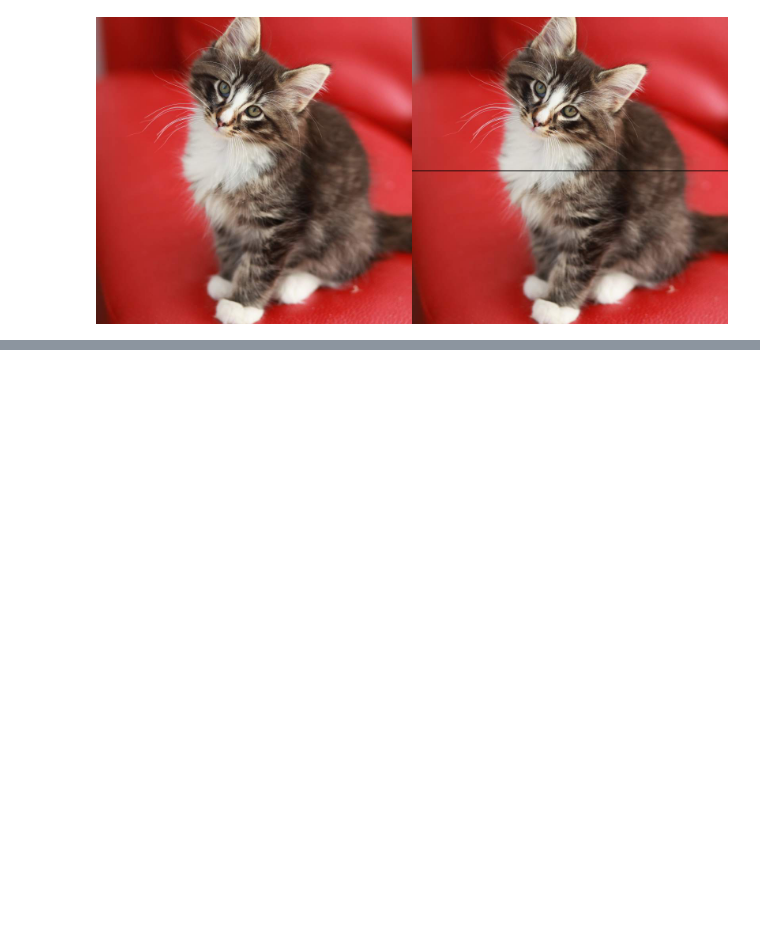
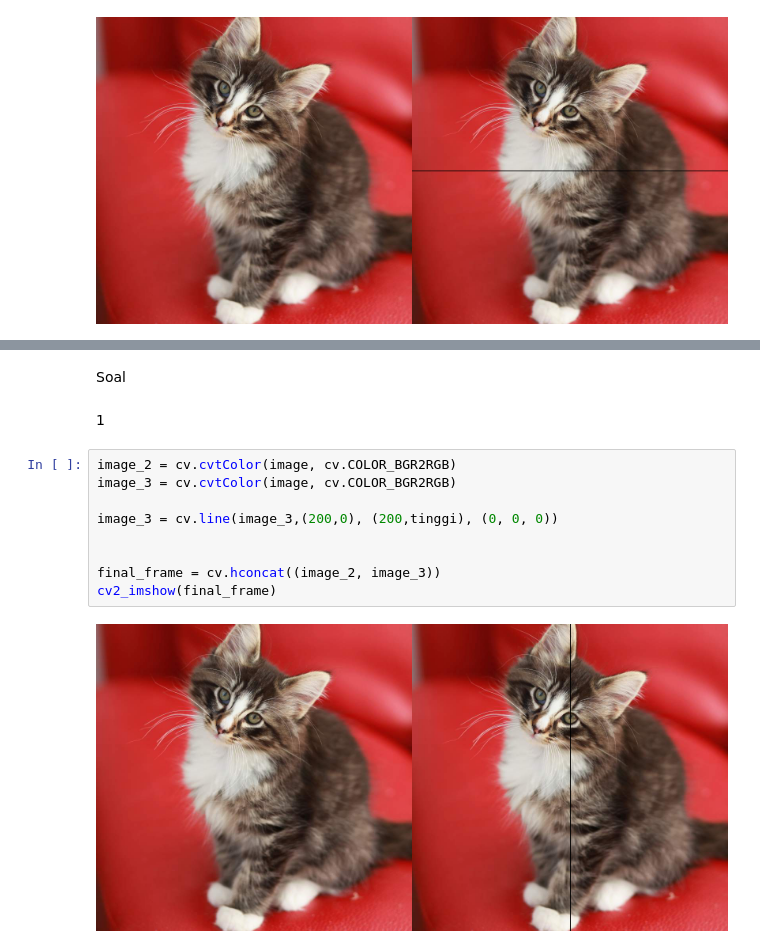
Before and after one commit to sanggaasmara/PCVK_Genap_2022, a Jupyter notebook: jobsheet01_.ipynb, the cells around one changed output, grey strips where cells are left out. Drawn from its saved outputs; the diff is of its cells as text; blank space fills up the shorter version.

```diff
--- a/jobsheet01_.ipynb
+++ b/jobsheet01_.ipynb
@@ -51,0 +69,15 @@ rendah!
+# %% [markdown]
+Soal
+# %% [markdown]
+1
+# %%
+image_2 = cv.cvtColor(image, cv.COLOR_BGR2RGB)
+image_3 = cv.cvtColor(image, cv.COLOR_BGR2RGB)
+
+image_3 = cv.line(image_3,(200,0), (200,tinggi), (0, 0, 0))
+
+
+final_frame = cv.hconcat((image_2, image_3))
+cv2_imshow(final_frame)
+# %% [output]
+[figure, added]
```
Also changed, not shown: parts of 3 cells of this notebook.
